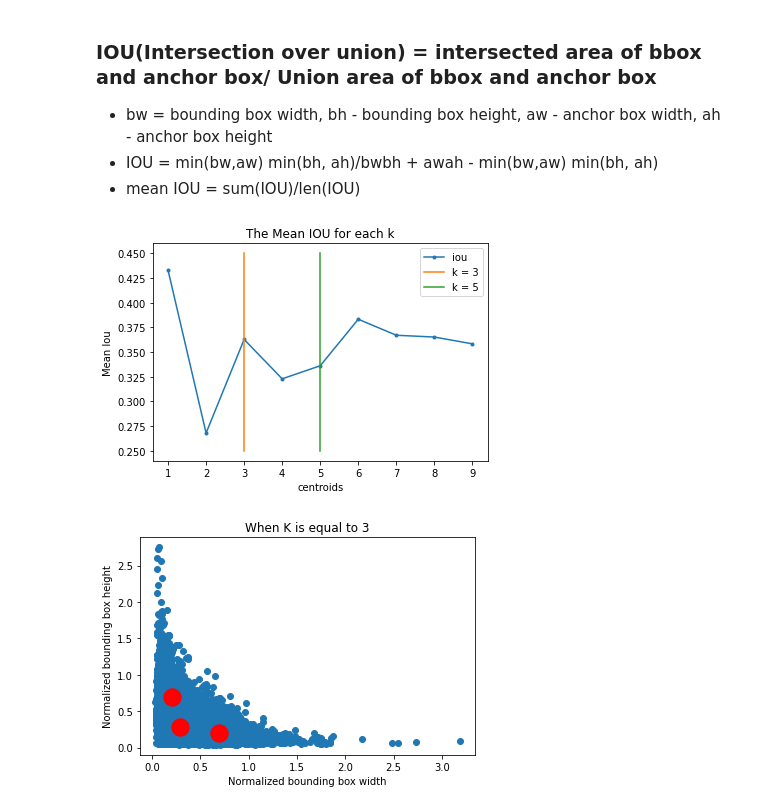
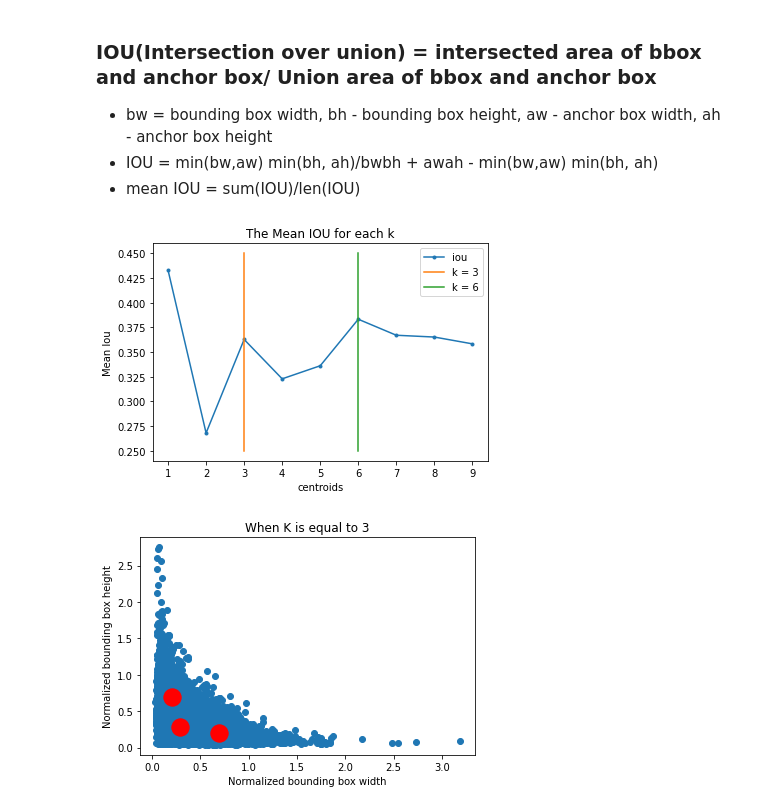
Before and after one commit to NSR9/Extensive-Vision-AI, a Jupyter notebook: Assignment_10/Part_B/Assignment_10_B_anchor_boxes.ipynb, the cells around one changed output. Cells and saved outputs as stored; diff of their text form; code cells hidden in the pictures.

```diff
--- a/Assignment_10/Part_B/Assignment_10_B_anchor_boxes.ipynb
+++ b/Assignment_10/Part_B/Assignment_10_B_anchor_boxes.ipynb
@@ -127,14 +127,14 @@ for k in ks:
 # %%
 plt.plot(range(1,10),meaniou,'.-',label = "iou")
 plt.plot([3,3],[0.25,0.45],label = "k = 3")
-plt.plot([5,5],[0.25,0.45],label = "k = 5")
+plt.plot([6,6],[0.25,0.45],label = "k = 6")
 plt.xlabel('centroids')
 plt.ylabel('Mean Iou')
 plt.title('The Mean IOU for each k')
 plt.legend()
 plt.show()
 # %% [output]
-[figure, old version]
+[figure, new version]
 # %%
 for i in range(3,7):
     kmeans = KMeans(n_clusters=i, init='k-means++', max_iter=300, n_init=10, random_state=0)
```
